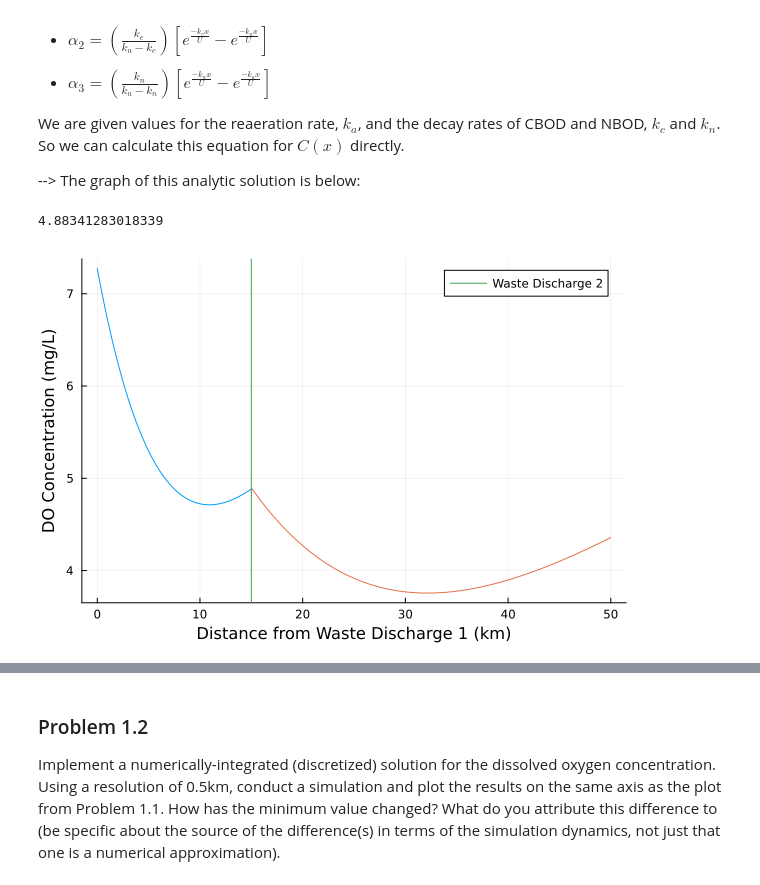
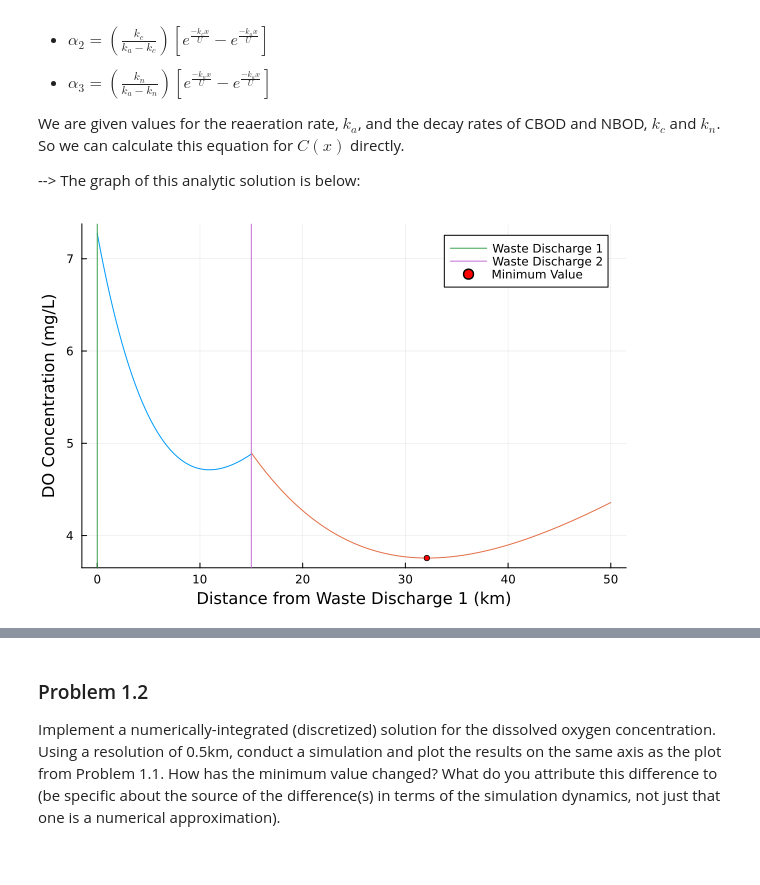
Before and after one commit to BEE4750-FA25/hw3-wrn25-hw3, a Jupyter notebook: hw03.ipynb, the cells around one changed output, grey strips where cells are left out. Saved outputs shown, nothing was run; the diff lists cells and outputs as text; code cells hidden in the pictures.

```diff
--- a/hw03.ipynb
+++ b/hw03.ipynb
@@ -91,30 +91,39 @@ We are given values for the reaeration rate, $k_a$, and the decay rates of CBOD
 # %%
 Cs = 10
 C01 = 7.273
 C02 = 4.897
 B01 = 9.091
 B02 = 8.735
 N01 = 7.723
 N02 = 7.838
 ka = 0.55
 kc = 0.35
 kn = 0.25
 U = 6
 
 x1 = range(0, 15, length=300)
 x2 = range(15, 50, length=300)
-a1 = exp.(-ka*x/U)
-a2 = (kc/(ka-kc))*(exp.(-kc*x/U) - exp.(-ka*x/U))
-a3 = (kn/(ka-kn))*(exp.(-kn*x/U) - exp.(-ka*x/U))
+a1 = exp.(-ka*x1/U)
+a2 = (kc/(ka-kc))*(exp.(-kc*x1/U) - exp.(-ka*x1/U))
+a3 = (kn/(ka-kn))*(exp.(-kn*x1/U) - exp.(-ka*x1/U))
 
 C1 = Cs*(1 .- a1) + C01*a1 - B01*a2 - N01*a3
 C2 = Cs*(1 .- a1) + C02*a1 - B02*a2 - N02*a3
 
-print(C1[300])
 p1 = plot(x1,C1, xlabel = "Distance from Waste Discharge 1 (km)", ylabel = "DO Concentration (mg/L)", label = "")
 plot!(p1, x2, C2, label = "")
-#plot!(p1, [15,15], [3.5, 7.5])
+vline!([0], label = "Waste Discharge 1")
 vline!([15], label = "Waste Discharge 2")
+scatter!(p1, [x2[147]], [3.756], marker =:circle, markersize =3, color =:red, label = "Minimum Value")
+
+#Code to find the minimum value of DO
+#min_value = 8.0
+#x_value = 0
+#or i in 1:300
+    #if C2[i] < min_value
+        #min_value = C2[i]
+        #x_value = i
+    #end
+#end
 # %% [output]
-4.88341283018339
-[figure, old version]
+[figure, new version]
```
Also changed, not shown: parts of 1 cell of this notebook.
